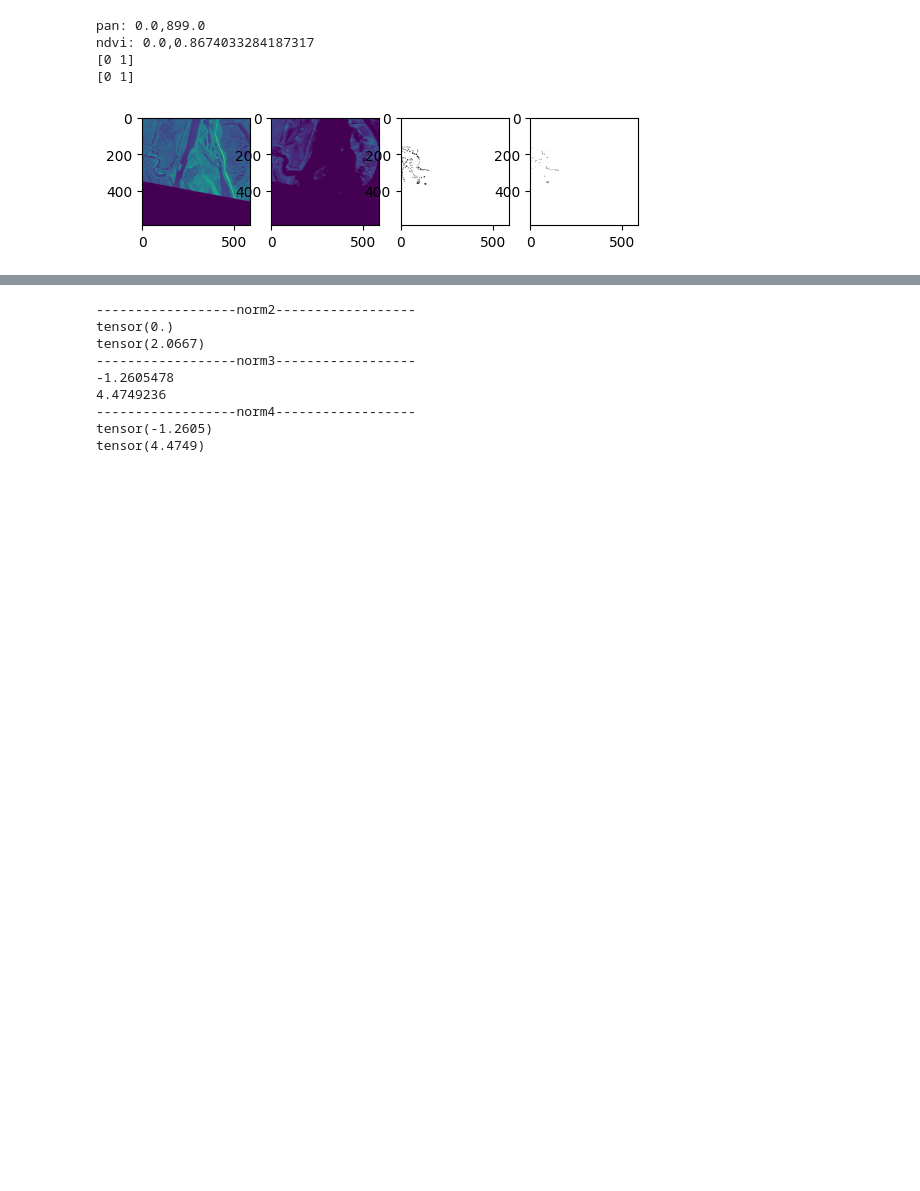
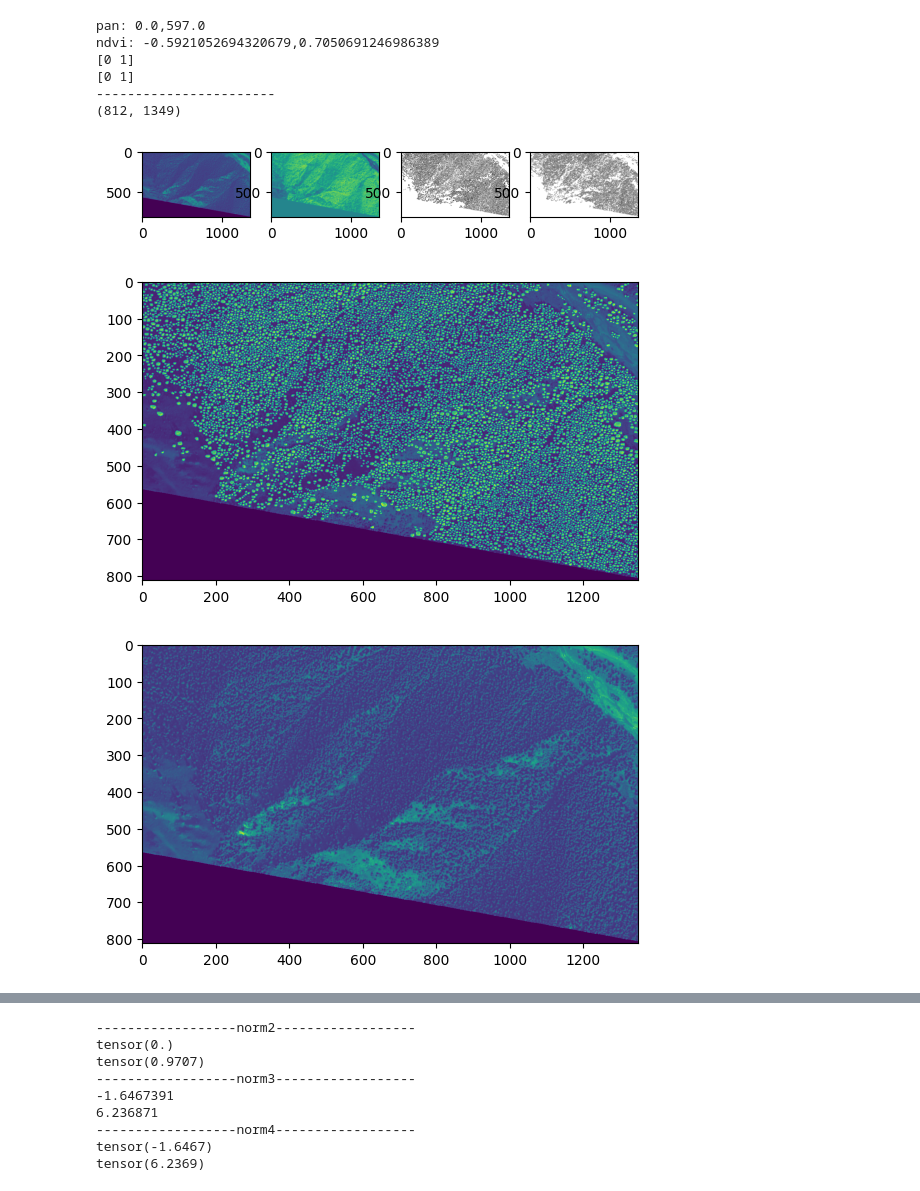
Before and after one commit to WinterCyan/TreeSeg, a Jupyter notebook: standalone/validate_dataset.ipynb, the cells around one changed output, grey strips where cells are left out. Drawn from its saved outputs; the diff is of its cells as text; code cells hidden in the pictures; blank space fills up the shorter version.

```diff
--- a/standalone/validate_dataset.ipynb
+++ b/standalone/validate_dataset.ipynb
@@ -26,11 +26,13 @@ data_dir = "/home/winter/code-resource/treeseg/trainingdata"
 # %%
 # check interm png
 interm_png = 'interm_png'
-v = 0
-a = 63
+v = 1
+a = 3
 pattern = '{}-{}-area{}.png'
 pan = read_method('rasterio')(f"{data_dir}/{interm_png}/{pattern.format('pan',v,a)}").read(1)
 ndvi = read_method('rasterio')(f"{data_dir}/{interm_png}/{pattern.format('ndvi',v,a)}").read(1)
+invalid_min = np.min(ndvi)
+ndvi[ndvi==invalid_min] = 0
 anno = read_method('rasterio')(f"{data_dir}/{interm_png}/{pattern.format('annotation',v,a)}").read(1)
 boundary = read_method('rasterio')(f"{data_dir}/{interm_png}/{pattern.format('boundary',v,a)}").read(1)
 
@@ -38,6 +40,9 @@ print(f'pan: {np.min(pan)},{np.max(pan)}')
 print(f'ndvi: {np.min(ndvi)},{np.max(ndvi)}')
 print(np.unique(anno))
 print(np.unique(boundary))
+
+print('-----------------------')
+print(pan.shape)
 
 fig = plt.figure()
 fig.add_subplot(1,4,1)
@@ -48,43 +53,47 @@ fig.add_subplot(1,4,3)
 plt.imshow(anno,cmap='binary')
 fig.add_subplot(1,4,4)
 plt.imshow(boundary,cmap='binary')
 plt.show()
 
-# fig2 = plt.figure()
-# max_v = np.max(pan)
-# plt.imshow(pan+anno*max_v)
-# plt.show()
+fig2 = plt.figure()
+max_v = np.max(pan)
+plt.imshow(pan+anno*max_v)
+plt.show()
 
-# fig3 = plt.figure()
-# plt.imshow(pan)
-# plt.show()
+fig3 = plt.figure()
+plt.imshow(pan)
+plt.show()
 
-# fig4 = plt.figure()
-# plt.imshow(ndvi)
-# plt.show()
+fig4 = plt.figure()
+plt.imshow(ndvi)
+plt.show()
 
 panT = torch.as_tensor(pan,dtype=torch.float32).unsqueeze(0)
 norm2 = F.normalize(panT, 0, 1)
 print('------------------norm2------------------')
 print(torch.min(norm2))
 print(torch.max(norm2))
 # print(norm2)
 
 norm3 = image_normalize(pan)
 print('------------------norm3------------------')
 print(np.min(norm3))
 print(np.max(norm3))
 # print(norm3)
 
 std,mean = torch.std_mean(panT)
 trans = transforms.Normalize(mean,std)
 norm4 = trans(panT)
 print('------------------norm4------------------')
 print(torch.min(norm4))
 print(torch.max(norm4))
 # %% [output]
-pan: 0.0,899.0
-ndvi: 0.0,0.8674033284187317
+pan: 0.0,597.0
+ndvi: -0.5921052694320679,0.7050691246986389
 [0 1]
 [0 1]
+-----------------------
+(812, 1349)
-[figure, old version]
+[figure, new version]
+[figure, added]
+[figure, added]
@@ -91,9 +101,9 @@ ndvi: 0.0,0.8674033284187317
 ------------------norm2------------------
 tensor(0.)
-tensor(2.0667)
+tensor(0.9707)
 ------------------norm3------------------
--1.2605478
-4.4749236
+-1.6467391
+6.236871
 ------------------norm4------------------
-tensor(-1.2605)
-tensor(4.4749)
+tensor(-1.6467)
+tensor(6.2369)
```
Also changed, not shown: parts of 5 cells of this notebook, 11 other files.
